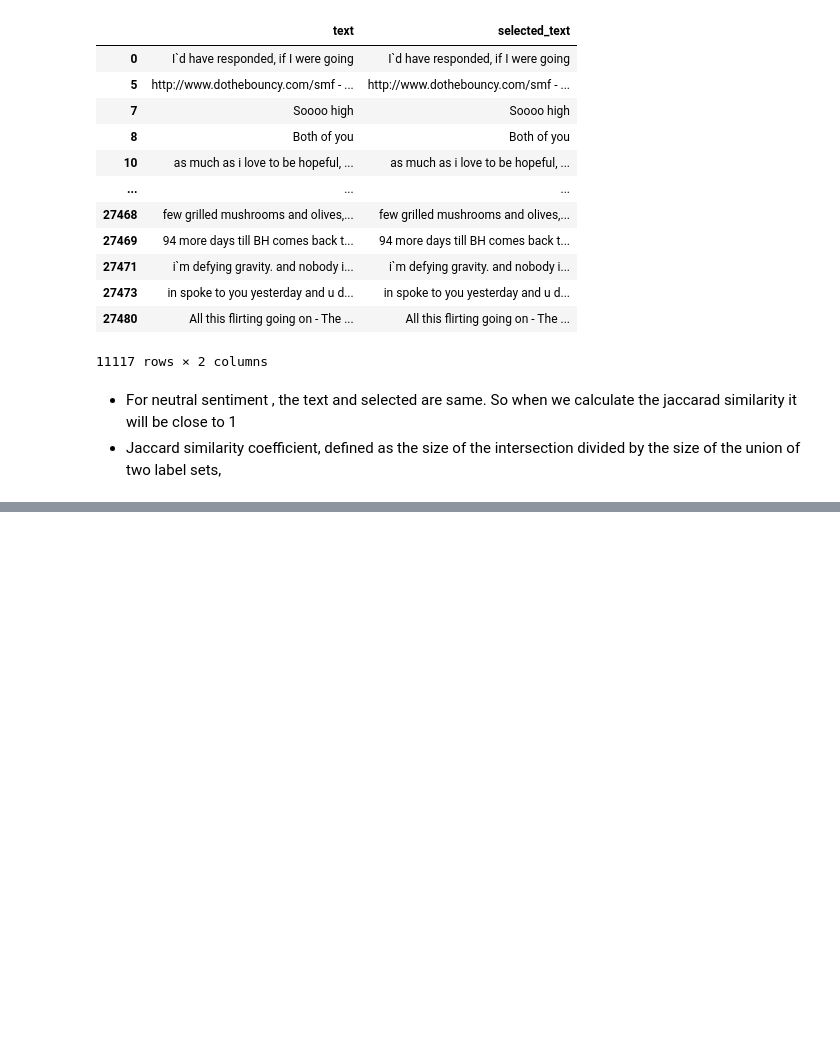
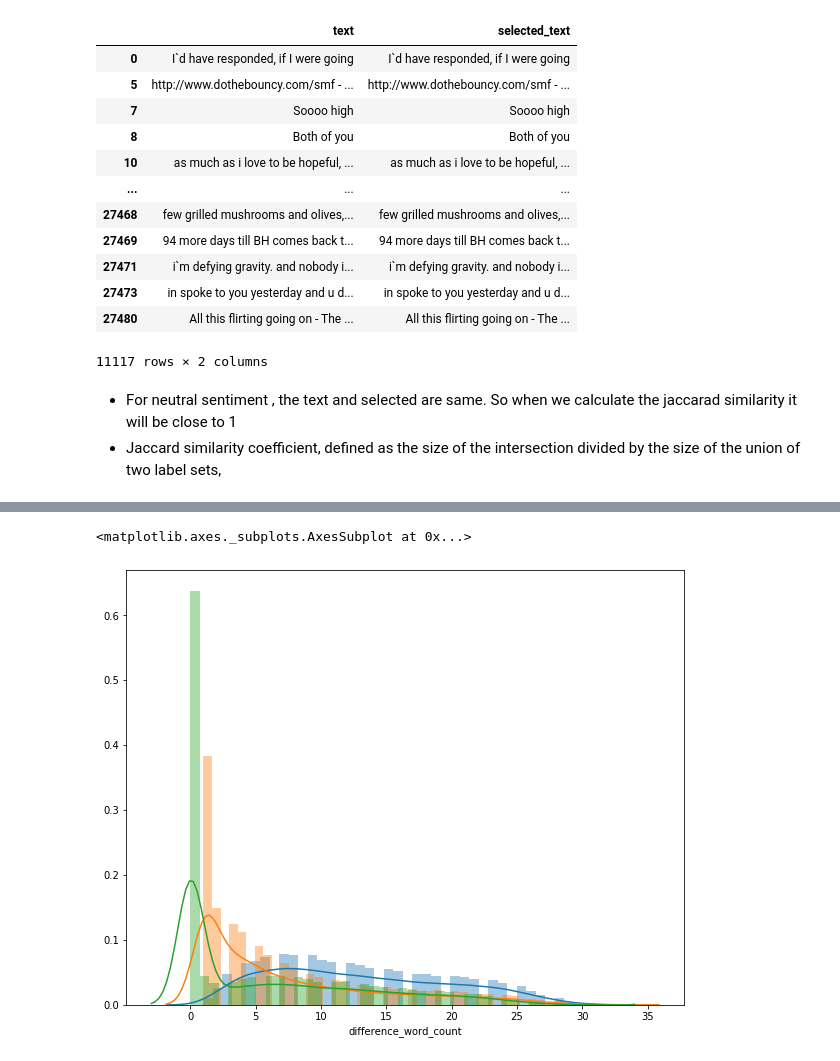
Before and after one commit to soumya-mishra/Twitter-Sentimate-Analysis, a Jupyter notebook: Twitter_sentimate.ipynb, the cells around one changed output, grey strips where cells are left out. Cells and saved outputs as stored; diff of their text form; code cells hidden in the pictures; blank space fills up the shorter version.

```diff
--- a/Twitter_sentimate.ipynb
+++ b/Twitter_sentimate.ipynb
@@ -121,0 +134,4 @@ def calculate_jaccard(s1,s2):
+# %%
+# Add the jaccard_info to the twitter dataset
+jaccard = pd.DataFrame(jaccard_info,columns=["text","selected_text","jaccard_score"])
+twitter = twitter.merge(jaccard,how='outer')
@@ -121,0 +169,2 @@ def calculate_jaccard(s1,s2):
+# %%
+twitter["selected_text_count"]=twitter["selected_text"].apply(lambda x: len(str(x).split()))
@@ -121,0 +188,2 @@ def calculate_jaccard(s1,s2):
+# %%
+twitter['text_word_count'] = twitter['text'].apply(lambda x:len(str(x).split()))
@@ -121,0 +201,2 @@ def calculate_jaccard(s1,s2):
+# %%
+twitter["difference_word_count"] = twitter['text_word_count'] - twitter["selected_text_count"]
@@ -121,0 +212,11 @@ def calculate_jaccard(s1,s2):
+# %%
+# twitter['text_word_count'].plot.hist()
+# twitter["selected_text_count"]
+# twitter["difference_word_count"]
+plt.figure(figsize=(10,8))
+sns.distplot(twitter['text_word_count'])
+sns.distplot(twitter['selected_text_count'])
+sns.distplot(twitter['difference_word_count'])
+# %% [output]
+<matplotlib.axes._subplots.AxesSubplot at 0x...>
+[figure, added]
```
Also changed, not shown: parts of 15 cells of this notebook.
